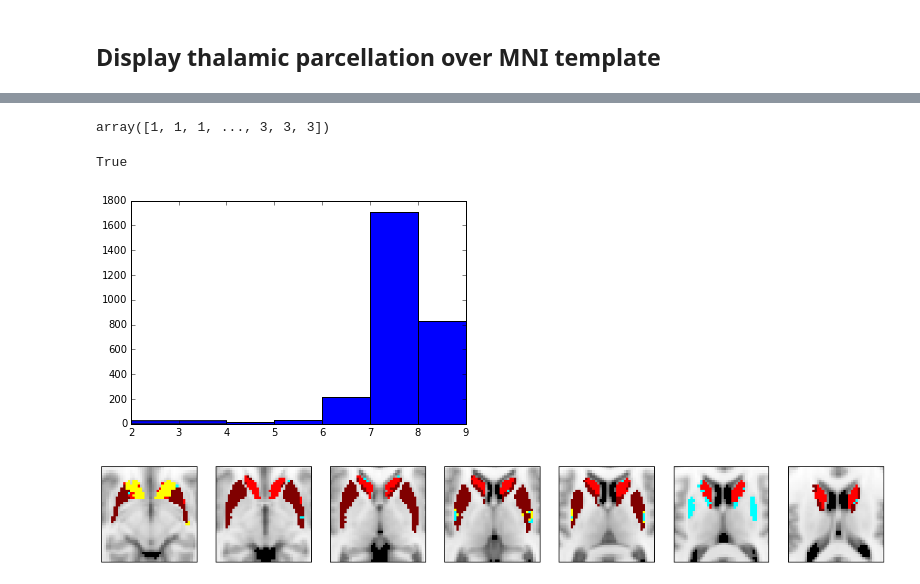
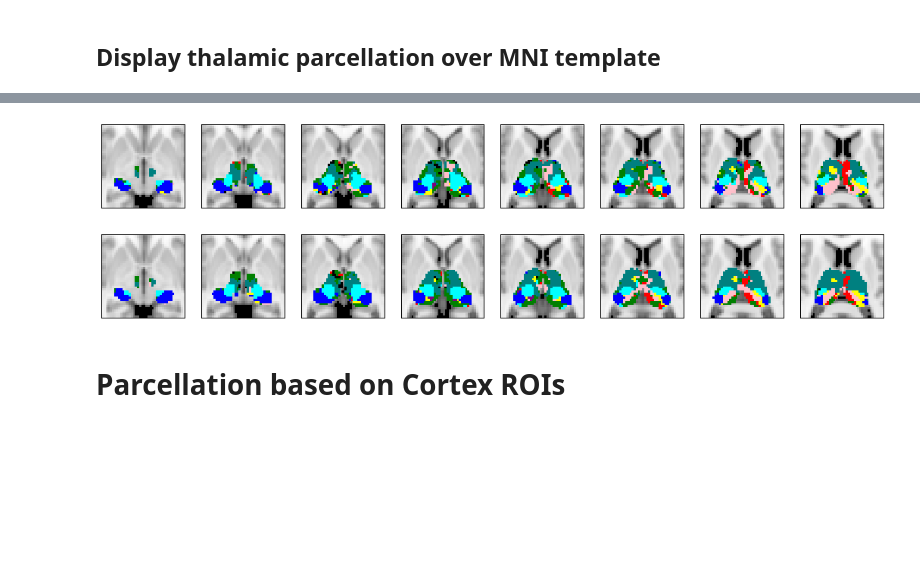
Before and after one commit to kaihwang/FuncParcel, a Jupyter notebook: Visualize Parcellation.ipynb, the cells around one changed output, grey strips where cells are left out. Saved outputs shown, nothing was run; the diff lists cells and outputs as text; code cells hidden in the pictures; blank space fills up the shorter version.

```diff
--- a/Visualize Parcellation.ipynb
+++ b/Visualize Parcellation.ipynb
@@ -95,4 +94,0 @@ plt.savefig('Data/Tha_parcel.png', bbox_inches='tight')
-# %%
-CIs
-# %% [output]
-array([1, 1, 1, ..., 3, 3, 3])
@@ -101,65 +95,9 @@ array([1, 1, 1, ..., 3, 3, 3])
-# %%
-#path to files ncessary for parcellation
-path_to_adjmat = 'Data/StriatalCorticalAveMat'
-path_to_list_of_subcorticalcortical_ROIs = 'Data/Striatalcortical_ROIs_index'
-path_to_list_of_subcortical_voxels = 'Data/striatal_voxel_index'
-path_to_list_of_cortical_ROIs ='Data/Cortical_ROI_index'
-path_to_Cortical_CI = 'Data/MGH_CIv2'
-
-#call function
-Striatal_Targets, Striatal_ParcelCIs = FuncParcel.parcel_subcortical_network(path_to_adjmat, \
-            path_to_list_of_subcorticalcortical_ROIs, \
-            path_to_list_of_subcortical_voxels, path_to_list_of_cortical_ROIs, path_to_Cortical_CI)
-# %% [output]
-True
-# %%
-# load subcortical voxel info
-Striatal_voxel_coordinate = np.loadtxt('Data/striatal_voxel_coordinate_ijk_RPI2mm_scaled', dtype = int)
-
-# sort CI vector
-CIs = np.zeros(len(Striatal_voxel_coordinate))
-for i, Striatal_voxel_index in enumerate(Striatal_voxel_coordinate[:,3]):
-   CIs[i], _, = stats.mode(Striatal_ParcelCIs[Striatal_voxel_index][0:5])
-
-# show histogram of CI distribution
-CIs = CIs.astype(int)
-plt.hist(CIs, bins=np.unique(CIs)+1)
-plt.show()
-
-
-# show volum image
-MNI_img = nib.load('Data/MNI152_T1_2mm_brain.nii')
-MNI_data = MNI_img.get_data()
-
-# create mask for parcel
-Mask = np.zeros(MNI_data.shape)
-
-# assign CI to each subcortical voxel
-for i, CI in enumerate(CIs):
-    Mask[Striatal_voxel_coordinate[i,0], Striatal_voxel_coordinate[i,1], Striatal_voxel_coordinate[i,2]] = CIs[i].astype(int)
-Mask = np.ma.masked_where(Mask == 0, Mask)
-
-
-# flip dimension to show anteiror of the brain at top
-MNI_data = MNI_data.swapaxes(0,1)
-Mask = Mask.swapaxes(0,1)
-
-# some plot setting (colormap), interplotation..
-cmap = colors.ListedColormap(['blue', 'cyan', 'purple', 'yellow', 'mediumvioletred', 'limegreen', 'maroon', 'red'])
-
-# display slice by slice
-Z_slices = range(np.min(Striatal_voxel_coordinate[:,2]+3), np.max(Striatal_voxel_coordinate[:,2]-3),2)
-fig = plt.figure()
-for i, Z_slice in enumerate(Z_slices):
-    a = plt.subplot(1, len(Z_slices), i+1 )
-    a.set_yticks([])
-    a.set_xticks([])
-    plt.imshow(MNI_data[40:80, 25:65, Z_slice], cmap='gray', interpolation='nearest')
-    plt.imshow(Mask[40:80, 25:65, Z_slice], cmap=cmap, interpolation='nearest')
-    plt.ylim(plt.ylim()[::-1])
-
-fig.set_size_inches(18.5,10.5)
-plt.savefig('Data/Striatal_parcel.png',bbox_inches='tight')
-# %% [output]
-[figure, removed]
-[figure, removed]
+# %%
+cmap = colors.ListedColormap(['red', 'blue', 'cyan', 'yellow', 'teal', 'purple', 'pink', 'green', 'black'])
+visualize_parcellation(NKI_CIs, cmap)
+visualize_parcellation(MGH_CIs, cmap)
+# %% [output]
+[figure, added]
+[figure, added]
+# %% [markdown]
+# Parcellation based on Cortex ROIs
```
Also changed, not shown: parts of 10 cells of this notebook.
